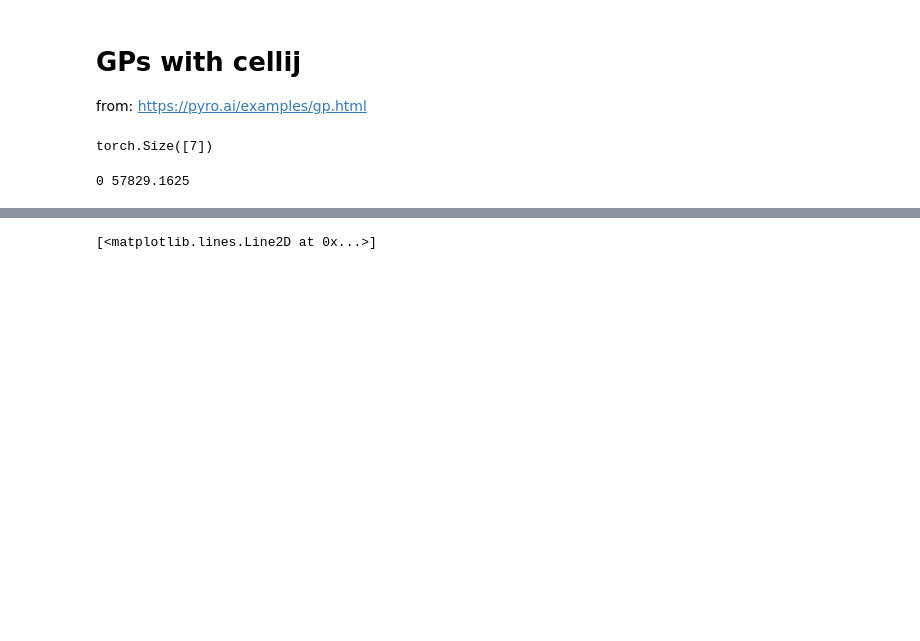
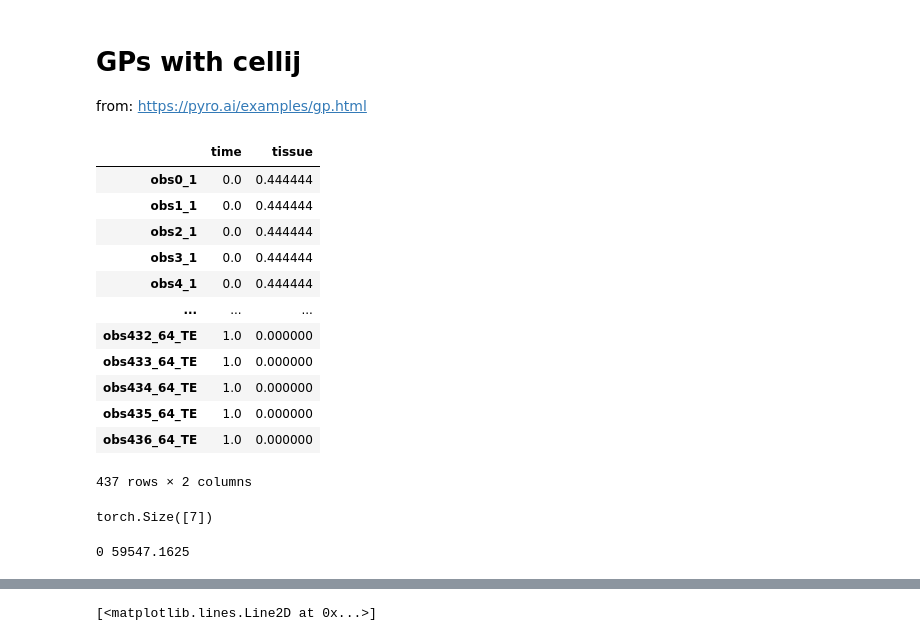
Before and after one commit to bioFAM/cellij, a Jupyter notebook: notebooks/new_gp.ipynb, the cells around one changed output, grey strips where cells are left out. Cells and saved outputs as stored; diff of their text form; code cells hidden in the pictures; blank space fills up the shorter version.

```diff
--- a/notebooks/new_gp.ipynb
+++ b/notebooks/new_gp.ipynb
@@ -31,38 +32,48 @@ pyro.set_rng_seed(0)
 # %%
 d = "guo"
 
 if d == "guo":
     imp = cellij.core.Importer()
     mdata = imp.load_Guo2010()
     obs = mdata.obs
     adata = mdata["qPCR"]
     X = torch.tensor(adata.to_df().values).float()
     time = obs["division_scaled"]
-
-    label_encoder = LabelEncoder()
-
-    # Fill None values with a unique string (e.g., 'NoneValue')
-    obs['label'].fillna('NoneValue', inplace=True)
-
-    # Fit and transform the label column
-    encoded_labels = label_encoder.fit_transform(obs['label'])
-
-    # Replace the NoneValue label with 0
-    encoded_labels = np.where(obs['label'] == 'NoneValue', 0, encoded_labels)
-
-    # Update the DataFrame with the encoded labels
-    tissue = encoded_labels/4
+    obs["label_encoded"] = obs["label"].map({"NoneValue": 0, "TE": -2, "ICM": 2, "EPI": 1.5, "PE": 2.5})
 
     obs_metadata = pd.DataFrame()
     obs_metadata["time"] = time
-    obs_metadata["tissue"] = tissue
+    obs_metadata["tissue"] = obs["label_encoded"]
+    obs_metadata.fillna(0, inplace=True)
+    scaler = MinMaxScaler()
+
+    # Fit and transform the column data
+    obs_metadata['tissue'] = scaler.fit_transform(obs_metadata[['tissue']])
+
 
 elif d == "mefisto":
     imp = cellij.core.Importer()
     mdata = imp.load_MEFISTO()
     adata = mdata["view1"]
     X = torch.tensor(adata.to_df().values).float()
     time = torch.tensor(np.linspace(0, 1, data.shape[0])).float()
+
+
+obs_metadata
+# %% [output]
+|  | time | tissue |
+| obs0_1 | 0.0 | 0.444444 |
+| obs1_1 | 0.0 | 0.444444 |
+| obs2_1 | 0.0 | 0.444444 |
+| obs3_1 | 0.0 | 0.444444 |
+| obs4_1 | 0.0 | 0.444444 |
+| ... | ... | ... |
+| obs432_64_TE | 1.0 | 0.000000 |
+| obs433_64_TE | 1.0 | 0.000000 |
+| obs434_64_TE | 1.0 | 0.000000 |
+| obs435_64_TE | 1.0 | 0.000000 |
+| obs436_64_TE | 1.0 | 0.000000 |
+437 rows × 2 columns
 # %%
 
 
@@ -217,7 +228,7 @@ class MEFISTO(gpytorch.Module):
             self.zero_grad()
             loss = svi.step()
             self.losses.append(loss)
-            if epoch % 100 == 0:
+            if epoch % 500 == 0:
                 print(epoch, loss)
 
     def get_factors(
@@ -253,7 +264,7 @@ model = MEFISTO(data=X, covariates=obs_metadata[["time"]], n_factors=4, device=d
 model.inference(num_particles=10, max_epochs=1)
 # %% [output]
 torch.Size([7])
-0 57829.1625
+0 59547.1625
 # %%
 model.inference(num_particles=10, max_epochs=10000)
 # %% [output]
```
Also changed, not shown: parts of 10 cells of this notebook.
